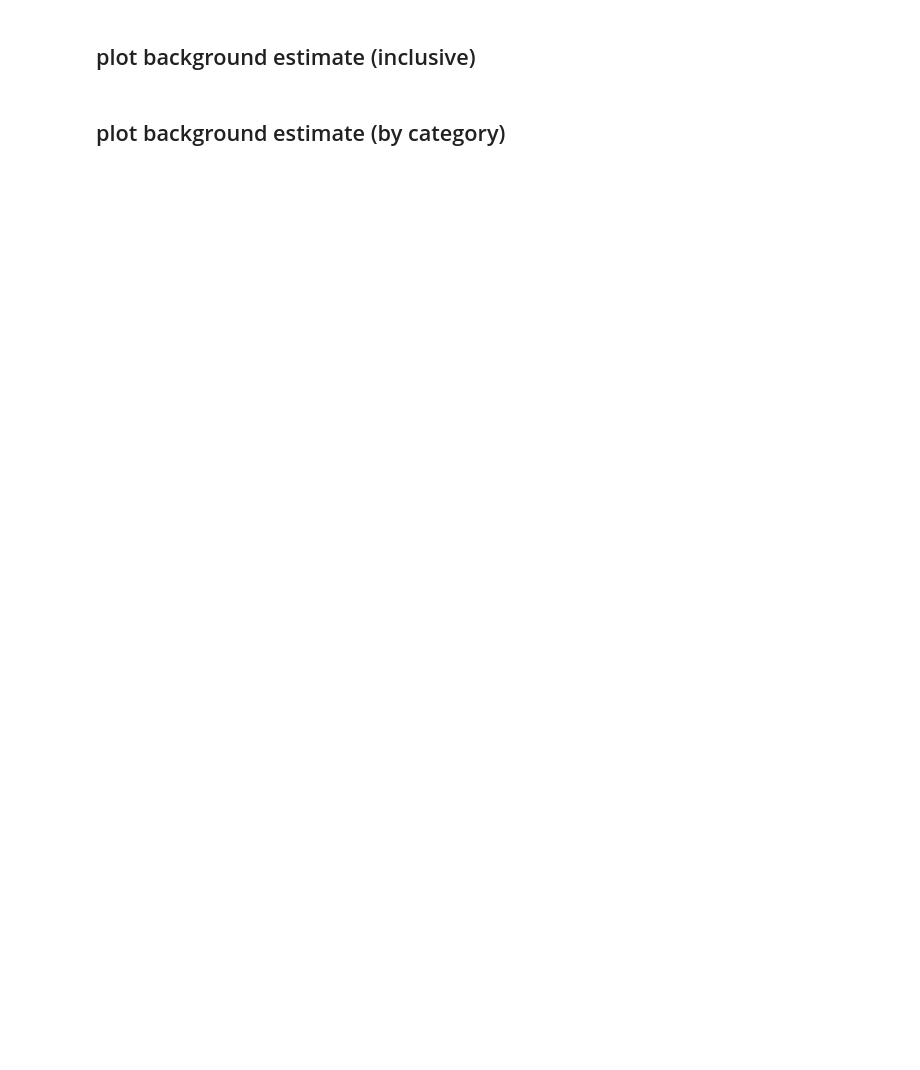
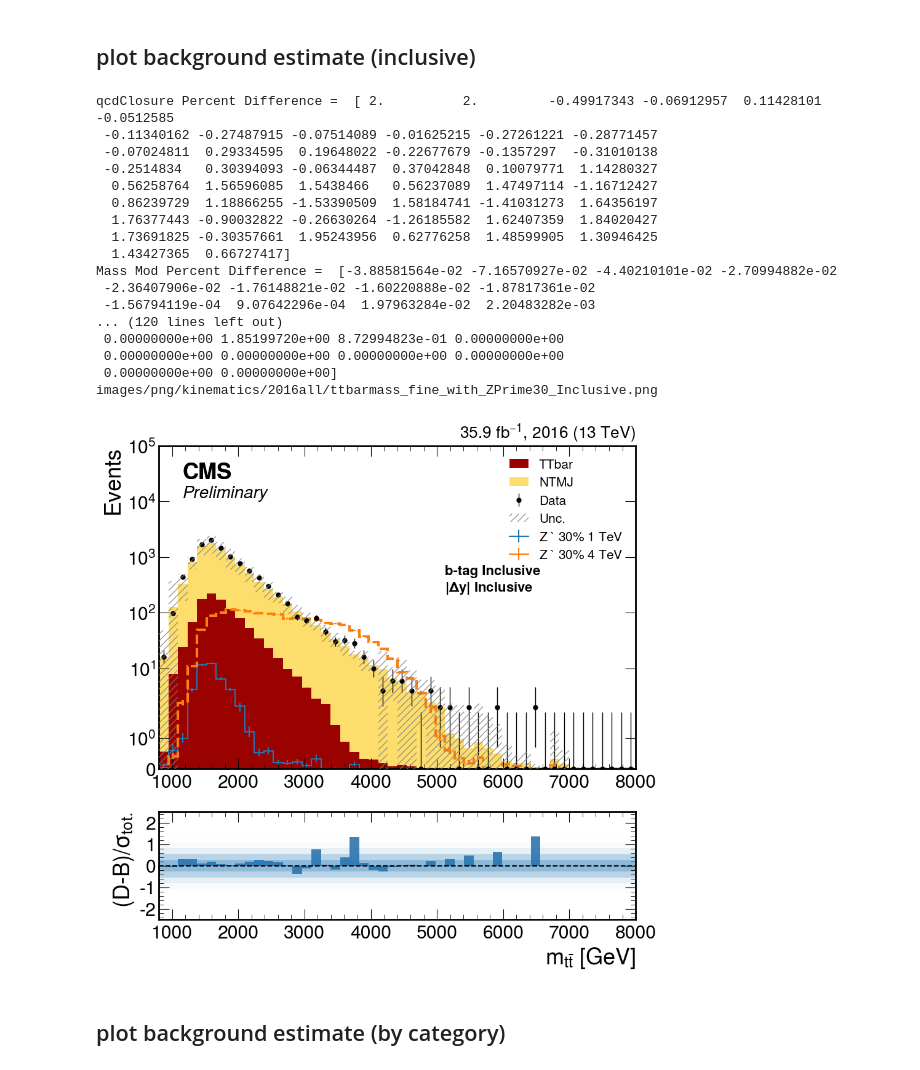
Before and after one commit to 7quantumphysics/TTbarAllHadUproot, a Jupyter notebook: plots/closureTest.ipynb, the cells around one changed output. Saved outputs shown, nothing was run; the diff lists cells and outputs as text; code cells hidden in the pictures; blank space fills up the shorter version.

```diff
--- a/plots/closureTest.ipynb
+++ b/plots/closureTest.ipynb
@@ -650,6 +723,8 @@ def NeededHists(Variable, iov, signal, category=''):
         if 'ttbarmass' in Variable:
             httbar = getHist(Variable, 'TTbar', False, iov, sum_axes=['anacat'], integrate_axes={'anacat':signal_cats, 'systematic':'nominal'})
             hcontam = getHist(Variable, 'TTbar', True, iov, sum_axes=['anacat'], integrate_axes={'anacat':pretag_cats, 'systematic':'nominal'})
+            hQCDsignal = getHist(Variable, 'QCD', False, iov, sum_axes=['anacat'], integrate_axes={'anacat':signal_cats, 'systematic':'nominal'})
+            hQCDbkgest = getHist(Variable, 'QCD', True, iov, sum_axes=['anacat'], integrate_axes={'anacat':pretag_cats, 'systematic':'nominal'})
             hcontam_noMM = getHistNoMassMod(Variable, 'TTbar', iov, sum_axes=['anacat'], integrate_axes={'anacat':pretag_cats, 'systematic':'nominal'})
             hntmj = getHist(Variable, 'JetHT', True, iov, sum_axes=['anacat'], integrate_axes={'anacat':pretag_cats, 'systematic':'nominal'})
             hntmj_noMM = getHistNoMassMod(Variable, 'JetHT', iov, sum_axes=['anacat'], integrate_axes={'anacat':pretag_cats, 'systematic':'nominal'})
@@ -665,6 +740,8 @@ def NeededHists(Variable, iov, signal, category=''):
         else:
             httbar = getHist(Variable, 'TTbar', False, iov, sum_axes=['anacat'], integrate_axes={'anacat':signal_cats})
             hcontam = getHist(Variable, 'TTbar', True, iov, sum_axes=['anacat'], integrate_axes={'anacat':pretag_cats})
+            hQCDsignal = getHist(Variable, 'QCD', False, iov, sum_axes=['anacat'], integrate_axes={'anacat':signal_cats})
+            hQCDbkgest = getHist(Variable, 'QCD', True, iov, sum_axes=['anacat'], integrate_axes={'anacat':pretag_cats})
             hcontam_noMM = getHistNoMassMod(Variable, 'TTbar', iov, sum_axes=['anacat'], integrate_axes={'anacat':pretag_cats})
             hntmj = getHist(Variable, 'JetHT', True, iov,   sum_axes=['anacat'], integrate_axes={'anacat':pretag_cats})
             hntmj_noMM = getHistNoMassMod(Variable, 'JetHT', iov, sum_axes=['anacat'], integrate_axes={'anacat':pretag_cats})
@@ -684,6 +761,8 @@ def NeededHists(Variable, iov, signal, category=''):
         if 'ttbarmass' in Variable:
             httbar = getHist(Variable, 'TTbar', False, iov, sum_axes=[], integrate_axes={'anacat':signal_cats, 'systematic':'nominal'})
             hcontam = getHist(Variable, 'TTbar', True, iov, sum_axes=[], integrate_axes={'anacat':pretag_cats, 'systematic':'nominal'})
+            hQCDsignal = getHist(Variable, 'QCD', False, iov, sum_axes=[], integrate_axes={'anacat':signal_cats, 'systematic':'nominal'})
+            hQCDbkgest = getHist(Variable, 'QCD', True, iov, sum_axes=[], integrate_axes={'anacat':pretag_cats, 'systematic':'nominal'})
             hcontam_noMM = getHistNoMassMod(Variable, 'TTbar', iov, sum_axes=[], integrate_axes={'anacat':pretag_cats, 'systematic':'nominal'})
             hntmj = getHist(Variable, 'JetHT', True, iov,   sum_axes=[], integrate_axes={'anacat':pretag_cats, 'systematic':'nominal'})
             hntmj_noMM = getHistNoMassMod(Variable, 'JetHT', iov, sum_axes=[], integrate_axes={'anacat':pretag_cats, 'systematic':'nominal'})
@@ -699,6 +778,8 @@ def NeededHists(Variable, iov, signal, category=''):
         else:
             httbar = getHist(Variable, 'TTbar', False, iov, sum_axes=[], integrate_axes={'anacat':signal_cats})
             hcontam = getHist(Variable, 'TTbar', True, iov, sum_axes=[], integrate_axes={'anacat':pretag_cats})
+            hQCDsignal = getHist(Variable, 'QCD', False, iov, sum_axes=[], integrate_axes={'anacat':signal_cats})
+            hQCDbkgest = getHist(Variable, 'QCD', True, iov, sum_axes=[], integrate_axes={'anacat':pretag_cats})
             hcontam_noMM = getHistNoMassMod(Variable, 'TTbar', iov, sum_axes=[], integrate_axes={'anacat':pretag_cats})
             hntmj = getHist(Variable, 'JetHT', True, iov,   sum_axes=[], integrate_axes={'anacat':pretag_cats})
             hntmj_noMM = getHistNoMassMod(Variable, 'JetHT', iov, sum_axes=[], integrate_axes={'anacat':pretag_cats})
@@ -714,6 +795,8 @@ def NeededHists(Variable, iov, signal, category=''):
     neededHists = {
         'httbar': httbar,
         'hcontam': hcontam,
+        'hQCDsignal': hQCDsignal,
+        'hQCDbkgest': hQCDbkgest,
         'hntmj': hntmj,
         'hcontam_noMM': hcontam_noMM,
         'hntmj_noMM': hntmj_noMM,
@@ -847,15 +1127,15 @@ print(label_dict)
 # %% [markdown]
 ## plot background estimate (inclusive)
 # %%
-variable = 'ttbarmass'  # Change this at will
+variable = 'ttbarmass_fine'  # Change this at will
 signal = 'ZPrime30'
-useSignal = False
+useSignal = True
 usePull = True
-Linear = True
+Linear = False
 # removeBkg = False
 linearStr = ''
 sigstr = ''
-SaveFileName = '../data/BkgEstEventCounts_Inc.txt'
+SaveFileName = f'../data/BkgEstEventCounts_Inc{oldHTstr}.txt'
 
 # -- prepare to overwrite event-count txt -- #
 file_to_delete = open(SaveFileName,'w')
@@ -870,34 +1150,59 @@ if variable != 'ttbarmass':
     dirname = 'kinematics'
 if useSignal:
     sigstr = '_with_' + signal
 
 
 for IOV in IOVs:
 
     if 'Full' in IOV:
         histDict = UseFullIOV(variable, signal)
+        SystemUnc = getSystUncFull(histDict, variable, signal, systematics, '', False)
+#         SystemUncContam = getSystUncFull(histDict, variable, signal, systematics, '', True)
     elif '2016all' in IOV:
         histDict = Use2016allIOV(variable, signal)
+        SystemUnc = getSystUnc2016all(histDict, variable, signal, systematics, '', False)
+#         SystemUncContam = getSystUnc2016all(histDict, variable, signal, systematics, '', True)
     else:
         histDict = UseIOV(variable, signal)
+        SystemUnc = getSystUnc(histDict, variable, signal, systematics, '', False)
+#         SystemUncContam = getSystUnc(histDict, variable, signal, systematics, '', True)
 
     if Linear:
         text = f'Preliminary'
     else:
         text = f'Preliminary\n'
 
-    plotBackgroundEstimate(histDict, text, SaveFileName, True, '', signal, variable, Linear, usePull, useSignal)
+    plotBackgroundEstimate(histDict, SystemUnc, text, SaveFileName, True, '', signal, variable, Linear, usePull, useSignal)
 
     if usePull:
         savefilename = f'images/png/kinematics/{IOV}/{variable}{sigstr}_Inclusive{linearStr}.png'
     else:
         savefilename = f'images/png/{dirname}/{IOV}/{variable}{sigstr}_Inclusive{linearStr}.png'
 
     print(savefilename)
 #     plt.savefig(savefilename)
 #     plt.savefig(savefilename.replace('png', 'pdf'))
 
     plt.show()
+# %% [output]
+qcdClosure Percent Difference =  [ 2.          2.         -0.49917343 -0.06912957  0.11428101 -0.0512585
+ -0.11340162 -0.27487915 -0.07514089 -0.01625215 -0.27261221 -0.28771457
+ -0.07024811  0.29334595  0.19648022 -0.22677679 -0.1357297  -0.31010138
+ -0.2514834   0.30394093 -0.06344487  0.37042848  0.10079771  1.14280327
+  0.56258764  1.56596085  1.5438466   0.56237089  1.47497114 -1.16712427
+  0.86239729  1.18866255 -1.53390509  1.58184741 -1.41031273  1.64356197
+  1.76377443 -0.90032822 -0.26630264 -1.26185582  1.62407359  1.84020427
+  1.73691825 -0.30357661  1.95243956  0.62776258  1.48599905  1.30946425
+  1.43427365  0.66727417]
+Mass Mod Percent Difference =  [-3.88581564e-02 -7.16570927e-02 -4.40210101e-02 -2.70994882e-02
+ -2.36407906e-02 -1.76148821e-02 -1.60220888e-02 -1.87817361e-02
+ -1.56794119e-04  9.07642296e-04  1.97963284e-02  2.20483282e-03
+... (120 lines left out)
+ 0.00000000e+00 1.85199720e+00 8.72994823e-01 0.00000000e+00
+ 0.00000000e+00 0.00000000e+00 0.00000000e+00 0.00000000e+00
+ 0.00000000e+00 0.00000000e+00]
+images/png/kinematics/2016all/ttbarmass_fine_with_ZPrime30_Inclusive.png
+[figure, added]
 # %% [markdown]
 ## plot background estimate (by category)
 # %%
```
Also changed, not shown: parts of 11 cells of this notebook, 3 other files.
